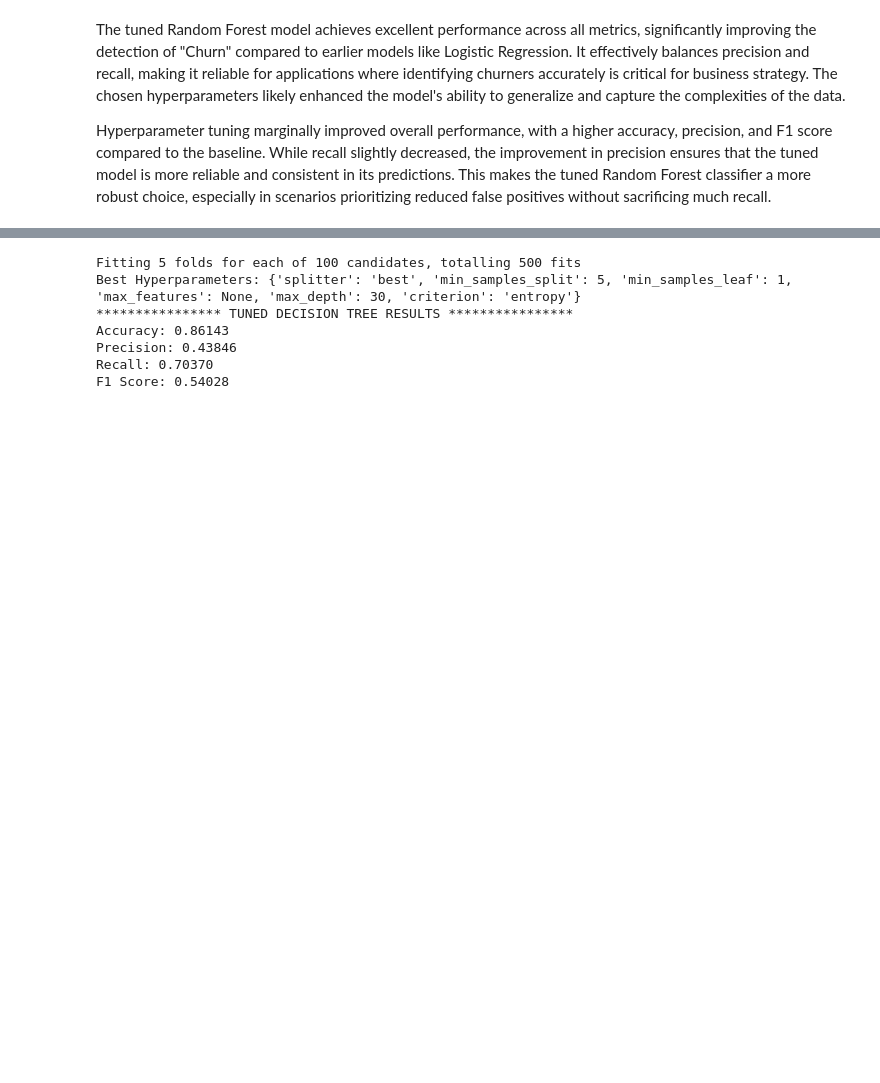
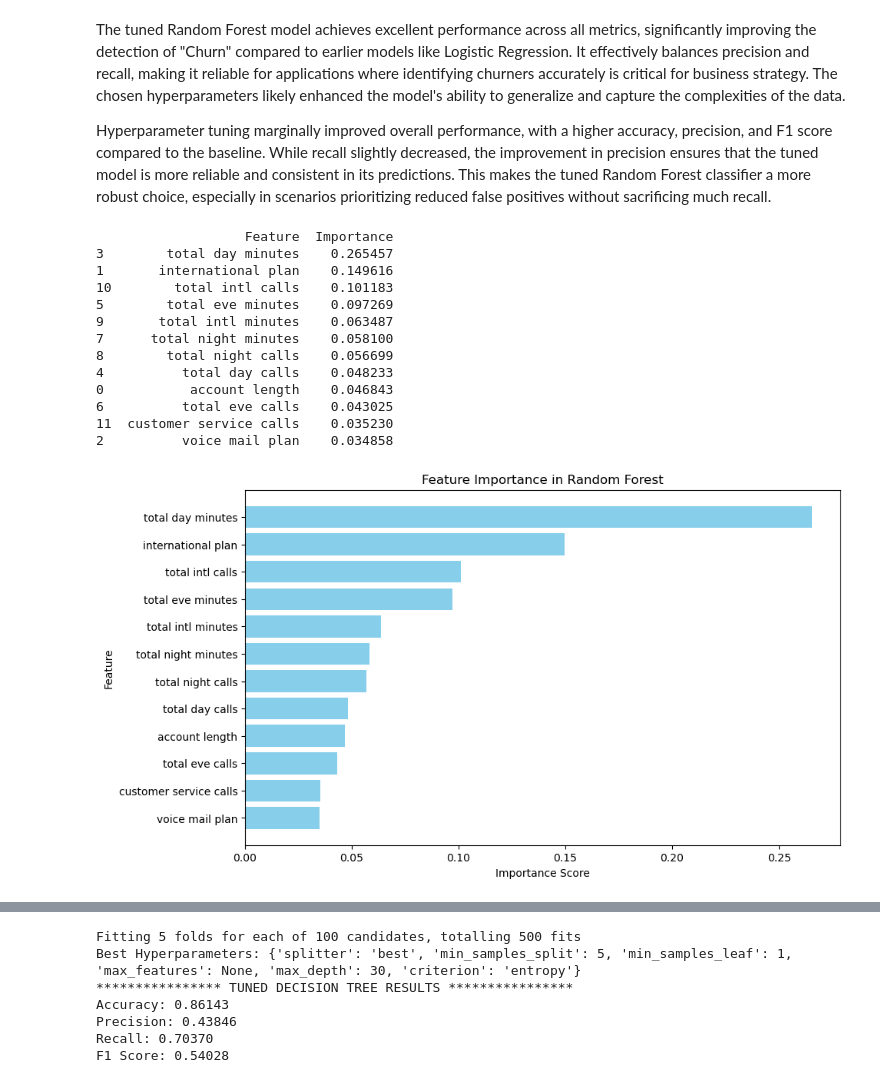
Before and after one commit to vnelima/Phase-3-Project, a Jupyter notebook: churn.ipynb, the cells around one changed output, grey strips where cells are left out. Saved outputs shown, nothing was run; the diff lists cells and outputs as text; code cells hidden in the pictures; blank space fills up the shorter version.

Commit message:
edited Business understanding and included image

```diff
--- a/churn.ipynb
+++ b/churn.ipynb
@@ -573,3 +579,43 @@ F1 Score: 0.73418
 The tuned Random Forest model achieves excellent performance across all metrics, significantly improving the detection of "Churn" compared to earlier models like Logistic Regression. It effectively balances precision and recall, making it reliable for applications where identifying churners accurately is critical for business strategy. The chosen hyperparameters likely enhanced the model's ability to generalize and capture the complexities of the data.
 
 Hyperparameter tuning marginally improved overall performance, with a higher accuracy, precision, and F1 score compared to the baseline. While recall slightly decreased, the improvement in precision ensures that the tuned model is more reliable and consistent in its predictions. This makes the tuned Random Forest classifier a more robust choice, especially in scenarios prioritizing reduced false positives without sacrificing much recall.
+# %%
+import pandas as pd
+import matplotlib.pyplot as plt
+
+
+# Get feature importances
+feature_importances = best_rf.feature_importances_
+
+# Create a DataFrame to visualize
+feature_importance_df = pd.DataFrame({
+    'Feature': X_train.columns,
+    'Importance': feature_importances
+}).sort_values(by='Importance', ascending=False)
+
+# Display feature importances
+print(feature_importance_df)
+
+# Plot feature importances
+plt.figure(figsize=(10, 6))
+plt.barh(feature_importance_df['Feature'], feature_importance_df['Importance'], color='skyblue')
+plt.xlabel("Importance Score")
+plt.ylabel("Feature")
+plt.title("Feature Importance in Random Forest")
+plt.gca().invert_yaxis()  # Invert y-axis for better readability
+plt.show()
+# %% [output]
+                   Feature  Importance
+3        total day minutes    0.265457
+1       international plan    0.149616
+10        total intl calls    0.101183
+5        total eve minutes    0.097269
+9       total intl minutes    0.063487
+7      total night minutes    0.058100
+8        total night calls    0.056699
+4          total day calls    0.048233
+0           account length    0.046843
+6          total eve calls    0.043025
+11  customer service calls    0.035230
+2          voice mail plan    0.034858
+[figure, added]
```
Also changed, not shown: parts of 6 cells of this notebook, 2 other files.
